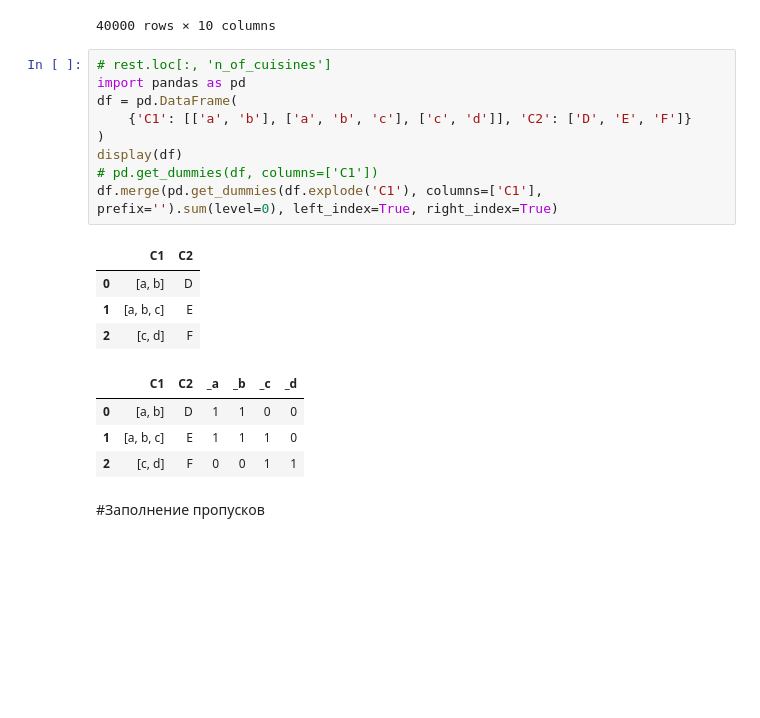
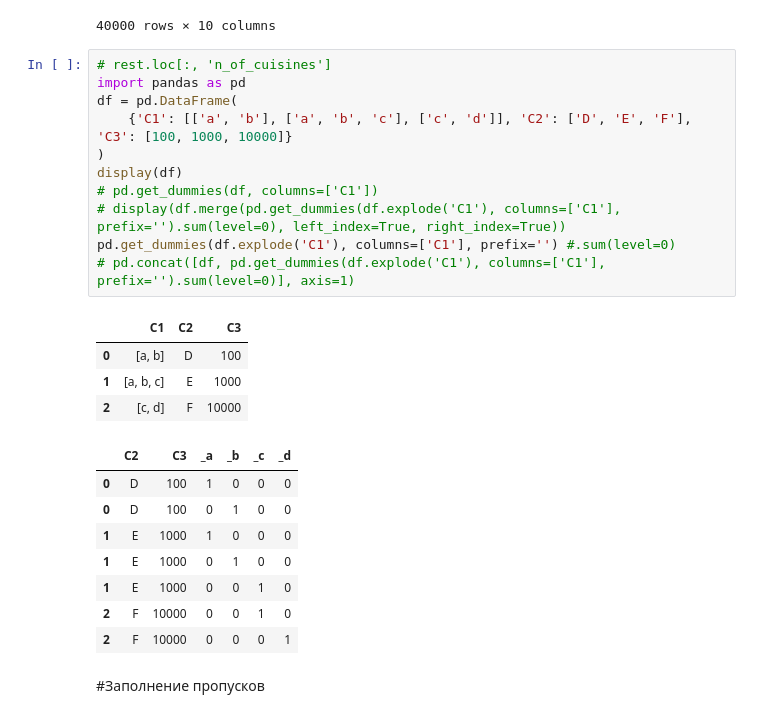
Before and after one commit to akitim/SkillFactory_projects, a Jupyter notebook: Проект_3_О_вкусной_и_здоровой_пище.ipynb, the cells around one changed output. Cells and saved outputs as stored; diff of their text form; blank space fills up the shorter version.

```diff
--- a/Проект_3_О_вкусной_и_здоровой_пище.ipynb
+++ b/Проект_3_О_вкусной_и_здоровой_пище.ipynb
@@ -271,21 +260,27 @@ rest.loc[:, 'cuisine'].apply(
 # %%
 # rest.loc[:, 'n_of_cuisines']
 import pandas as pd
 df = pd.DataFrame(
-    {'C1': [['a', 'b'], ['a', 'b', 'c'], ['c', 'd']], 'C2': ['D', 'E', 'F']}
+    {'C1': [['a', 'b'], ['a', 'b', 'c'], ['c', 'd']], 'C2': ['D', 'E', 'F'], 'C3': [100, 1000, 10000]}
 )
 display(df)
 # pd.get_dummies(df, columns=['C1'])
-df.merge(pd.get_dummies(df.explode('C1'), columns=['C1'], prefix='').sum(level=0), left_index=True, right_index=True)
+# display(df.merge(pd.get_dummies(df.explode('C1'), columns=['C1'], prefix='').sum(level=0), left_index=True, right_index=True))
+pd.get_dummies(df.explode('C1'), columns=['C1'], prefix='') #.sum(level=0)
+# pd.concat([df, pd.get_dummies(df.explode('C1'), columns=['C1'], prefix='').sum(level=0)], axis=1)
 # %% [output]
-|  | C1 | C2 |
-| 0 | [a, b] | D |
-| 1 | [a, b, c] | E |
-| 2 | [c, d] | F |
+|  | C1 | C2 | C3 |
+| 0 | [a, b] | D | 100 |
+| 1 | [a, b, c] | E | 1000 |
+| 2 | [c, d] | F | 10000 |
-|  | C1 | C2 | _a | _b | _c | _d |
-| 0 | [a, b] | D | 1 | 1 | 0 | 0 |
-| 1 | [a, b, c] | E | 1 | 1 | 1 | 0 |
-| 2 | [c, d] | F | 0 | 0 | 1 | 1 |
+|  | C2 | C3 | _a | _b | _c | _d |
+| 0 | D | 100 | 1 | 0 | 0 | 0 |
+| 0 | D | 100 | 0 | 1 | 0 | 0 |
+| 1 | E | 1000 | 1 | 0 | 0 | 0 |
+| 1 | E | 1000 | 0 | 1 | 0 | 0 |
+| 1 | E | 1000 | 0 | 0 | 1 | 0 |
+| 2 | F | 10000 | 0 | 0 | 1 | 0 |
+| 2 | F | 10000 | 0 | 0 | 0 | 1 |
 # %% [markdown]
 #Заполнение пропусков
 # %%
```
Also changed, not shown: parts of 2 cells of this notebook.
